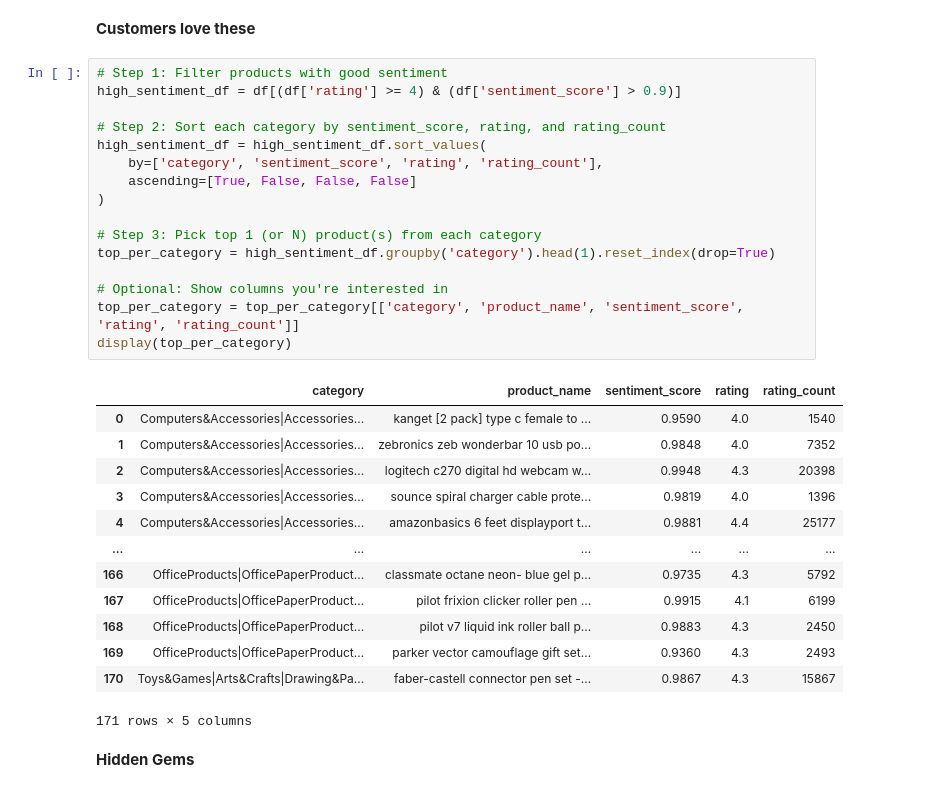
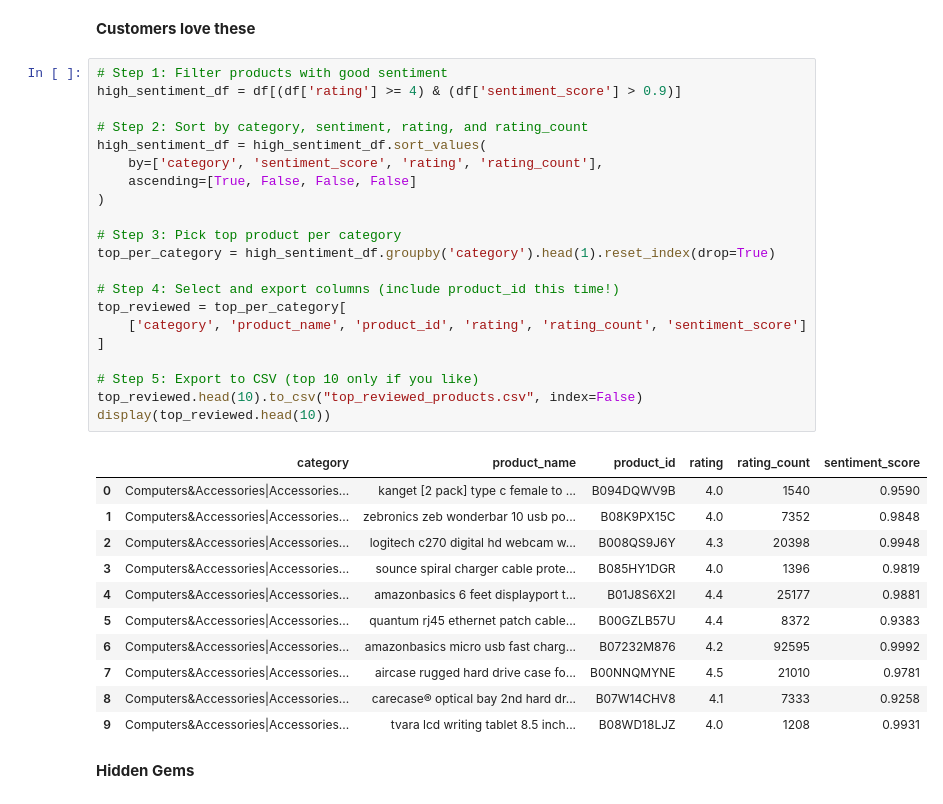
Before and after one commit to Yeshwanth-189/a-i-r, a Jupyter notebook: amazon_dataset_exploration.ipynb, the cells around one changed output. Saved outputs shown, nothing was run; the diff lists cells and outputs as text.

```diff
--- a/amazon_dataset_exploration.ipynb
+++ b/amazon_dataset_exploration.ipynb
@@ -234,33 +250,36 @@ Requirement already satisfied: certifi>=2017.4.17 in /usr/local/lib/python3.11/d
 # %%
 # Step 1: Filter products with good sentiment
 high_sentiment_df = df[(df['rating'] >= 4) & (df['sentiment_score'] > 0.9)]
 
-# Step 2: Sort each category by sentiment_score, rating, and rating_count
+# Step 2: Sort by category, sentiment, rating, and rating_count
 high_sentiment_df = high_sentiment_df.sort_values(
     by=['category', 'sentiment_score', 'rating', 'rating_count'],
     ascending=[True, False, False, False]
 )
 
-# Step 3: Pick top 1 (or N) product(s) from each category
+# Step 3: Pick top product per category
 top_per_category = high_sentiment_df.groupby('category').head(1).reset_index(drop=True)
 
-# Optional: Show columns you're interested in
-top_per_category = top_per_category[['category', 'product_name', 'sentiment_score', 'rating', 'rating_count']]
-display(top_per_category)
+# Step 4: Select and export columns (include product_id this time!)
+top_reviewed = top_per_category[
+    ['category', 'product_name', 'product_id', 'rating', 'rating_count', 'sentiment_score']
+]
+
+# Step 5: Export to CSV (top 10 only if you like)
+top_reviewed.head(10).to_csv("top_reviewed_products.csv", index=False)
+display(top_reviewed.head(10))
 # %% [output]
-|  | category | product_name | sentiment_score | rating | rating_count |
-| 0 | Computers&Accessories|Accessories... | kanget [2 pack] type c female to ... | 0.9590 | 4.0 | 1540 |
-| 1 | Computers&Accessories|Accessories... | zebronics zeb wonderbar 10 usb po... | 0.9848 | 4.0 | 7352 |
-| 2 | Computers&Accessories|Accessories... | logitech c270 digital hd webcam w... | 0.9948 | 4.3 | 20398 |
-| 3 | Computers&Accessories|Accessories... | sounce spiral charger cable prote... | 0.9819 | 4.0 | 1396 |
-| 4 | Computers&Accessories|Accessories... | amazonbasics 6 feet displayport t... | 0.9881 | 4.4 | 25177 |
-| ... | ... | ... | ... | ... | ... |
-| 166 | OfficeProducts|OfficePaperProduct... | classmate octane neon- blue gel p... | 0.9735 | 4.3 | 5792 |
-| 167 | OfficeProducts|OfficePaperProduct... | pilot frixion clicker roller pen ... | 0.9915 | 4.1 | 6199 |
-| 168 | OfficeProducts|OfficePaperProduct... | pilot v7 liquid ink roller ball p... | 0.9883 | 4.3 | 2450 |
-| 169 | OfficeProducts|OfficePaperProduct... | parker vector camouflage gift set... | 0.9360 | 4.3 | 2493 |
-| 170 | Toys&Games|Arts&Crafts|Drawing&Pa... | faber-castell connector pen set -... | 0.9867 | 4.3 | 15867 |
+|  | category | product_name | product_id | rating | rating_count | sentiment_score |
+| 0 | Computers&Accessories|Accessories... | kanget [2 pack] type c female to ... | B094DQWV9B | 4.0 | 1540 | 0.9590 |
+| 1 | Computers&Accessories|Accessories... | zebronics zeb wonderbar 10 usb po... | B08K9PX15C | 4.0 | 7352 | 0.9848 |
+| 2 | Computers&Accessories|Accessories... | logitech c270 digital hd webcam w... | B008QS9J6Y | 4.3 | 20398 | 0.9948 |
+| 3 | Computers&Accessories|Accessories... | sounce spiral charger cable prote... | B085HY1DGR | 4.0 | 1396 | 0.9819 |
+| 4 | Computers&Accessories|Accessories... | amazonbasics 6 feet displayport t... | B01J8S6X2I | 4.4 | 25177 | 0.9881 |
+| 5 | Computers&Accessories|Accessories... | quantum rj45 ethernet patch cable... | B00GZLB57U | 4.4 | 8372 | 0.9383 |
+| 6 | Computers&Accessories|Accessories... | amazonbasics micro usb fast charg... | B07232M876 | 4.2 | 92595 | 0.9992 |
+| 7 | Computers&Accessories|Accessories... | aircase rugged hard drive case fo... | B00NNQMYNE | 4.5 | 21010 | 0.9781 |
+| 8 | Computers&Accessories|Accessories... | carecase® optical bay 2nd hard dr... | B07W14CHV8 | 4.1 | 7333 | 0.9258 |
+| 9 | Computers&Accessories|Accessories... | tvara lcd writing tablet 8.5 inch... | B08WD18LJZ | 4.0 | 1208 | 0.9931 |
-171 rows × 5 columns
 # %% [markdown]
 **Hidden Gems**
 # %%
```
Also changed, not shown: parts of 12 cells of this notebook.
